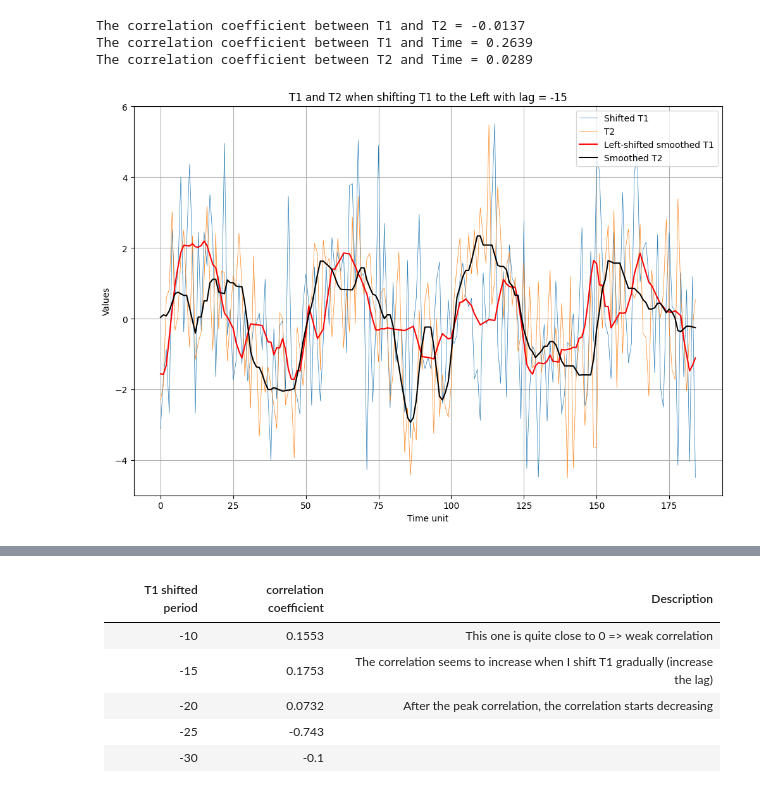
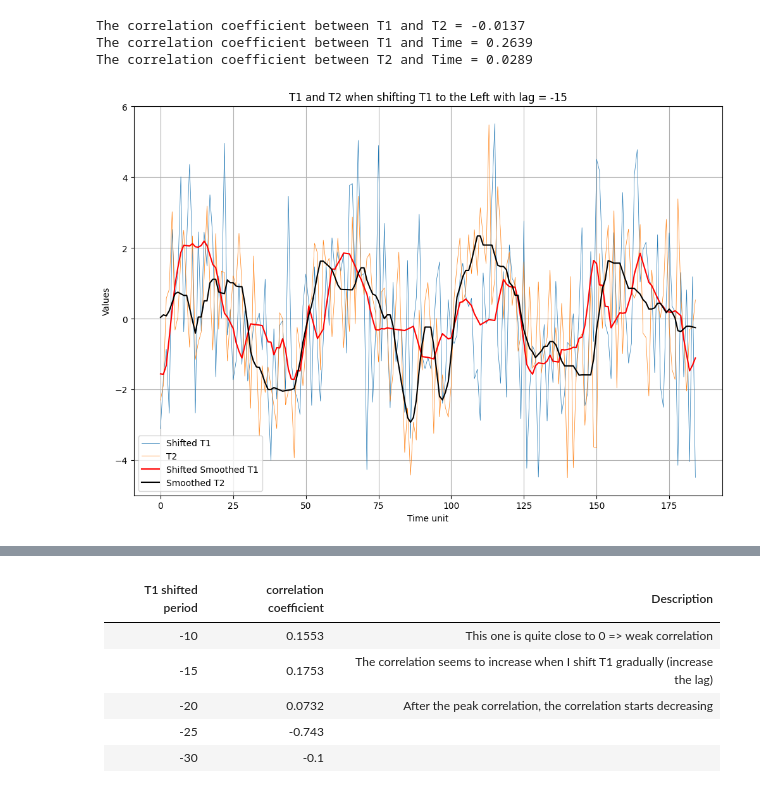
Before and after one commit to mpn1008/RM_assignments, a Jupyter notebook: RM_A03_Group_B/RM_A03_Group.ipynb, the cells around one changed output, grey strips where cells are left out. Cells and saved outputs as stored; diff of their text form; code cells hidden in the pictures.

```diff
--- a/RM_A03_Group_B/RM_A03_Group.ipynb
+++ b/RM_A03_Group_B/RM_A03_Group.ipynb
@@ -617,27 +617,27 @@ The correlation coefficient between T2 and Time = 0.0289
 # %%
 periods = -15
 shifted_1 = dt_df['T1'].shift(periods=periods).dropna()
 shifted_1m = dt_df['T1_sm'].shift(periods=periods).dropna()
 
 sf = pd.DataFrame({
     's1': shifted_1.values,
     'T2': dt_df['T2'].iloc[:periods].values,
     's1_sm': shifted_1m.values,
     'T2_sm': dt_df['T2_sm'].iloc[:periods].values
 })
 
 plt.plot(sf['s1'], label='Shifted T1', linewidth=0.5)
 plt.plot(sf['T2'], label='T2',linewidth=0.5)
-plt.plot(sf['s1_sm'], label='Left-shifted smoothed T1', color='red')
+plt.plot(sf['s1_sm'], label='Shifted Smoothed T1', color='red')
 plt.plot(sf['T2_sm'], label='Smoothed T2', c='black')
 plt.title('T1 and T2 when shifting T1 to the Left with lag = -15')
 plt.xlabel('Time unit')
 plt.ylabel('Values')
 plt.legend()
 plt.grid()
 plt.show()
 # %% [output]
-[figure, old version]
+[figure, new version]
 # %%
 val = shifted_1.corr(sf['T2'])
 print(f"The correlation coefficient between shifted T1 and T2 = {val:.4f} for periods = {periods}")
```
Also changed, not shown: parts of 2 cells of this notebook.
